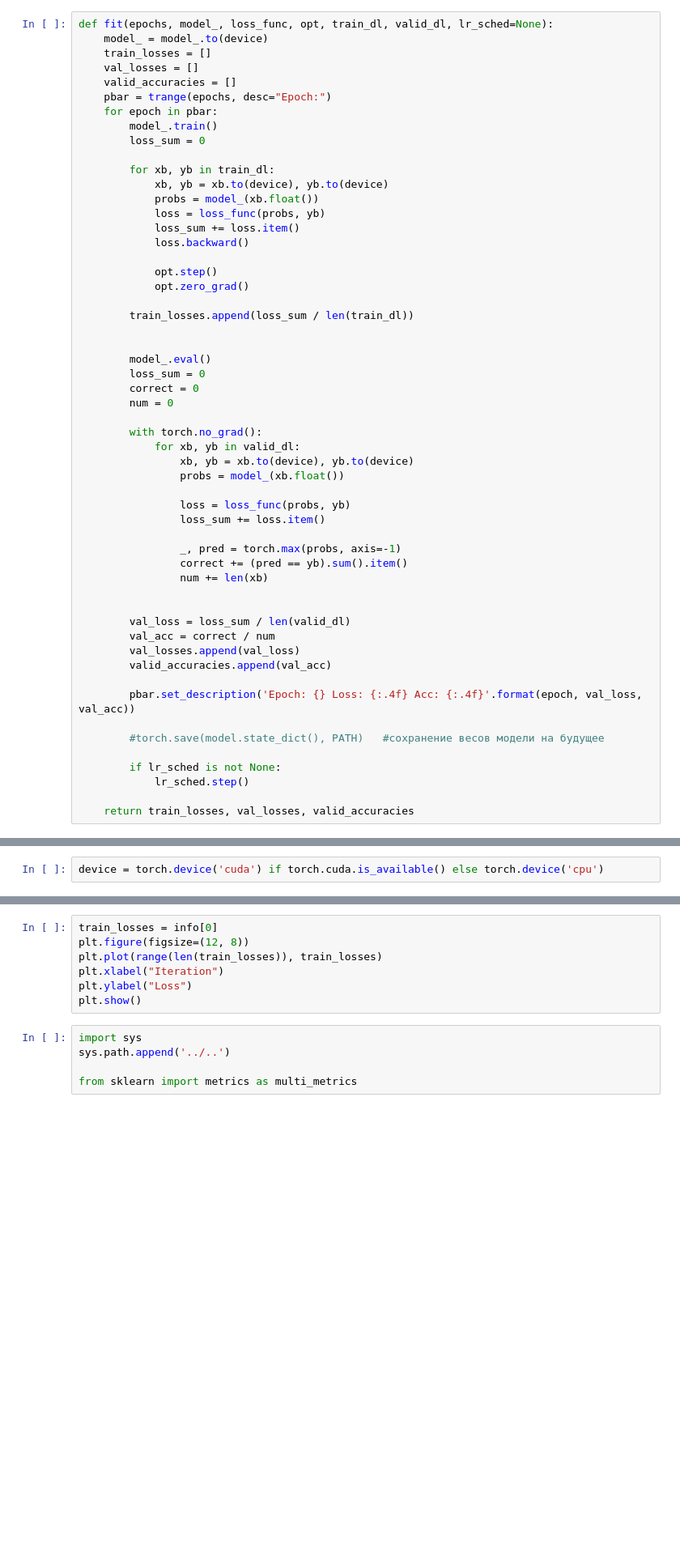
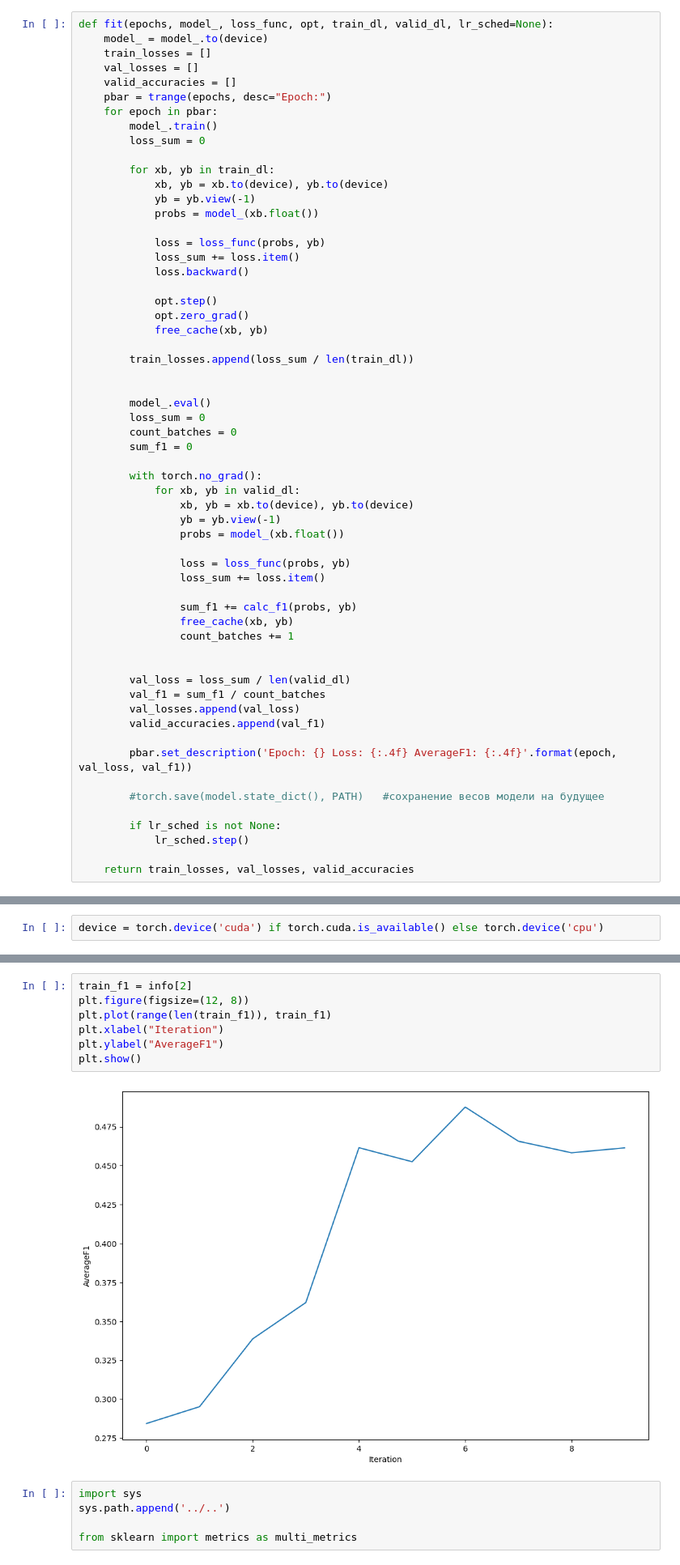
Before and after one commit to hsse-mipt/text_analyzer, a Jupyter notebook: notebooks/models/NN.ipynb, the cells around one changed output, grey strips where cells are left out. Shown: that part at 81% size. Saved outputs shown, nothing was run; the diff lists cells and outputs as text; blank space fills up the shorter version.

```diff
--- a/notebooks/models/NN.ipynb
+++ b/notebooks/models/NN.ipynb
@@ -80,41 +105,45 @@ def fit(epochs, model_, loss_func, opt, train_dl, valid_dl, lr_sched=None):
 
         for xb, yb in train_dl:
             xb, yb = xb.to(device), yb.to(device)
+            yb = yb.view(-1)
             probs = model_(xb.float())
+
             loss = loss_func(probs, yb)
             loss_sum += loss.item()
             loss.backward()
 
             opt.step()
             opt.zero_grad()
+            free_cache(xb, yb)
 
         train_losses.append(loss_sum / len(train_dl))
 
 
         model_.eval()
         loss_sum = 0
-        correct = 0
-        num = 0
+        count_batches = 0
+        sum_f1 = 0
 
         with torch.no_grad():
             for xb, yb in valid_dl:
                 xb, yb = xb.to(device), yb.to(device)
+                yb = yb.view(-1)
                 probs = model_(xb.float())
 
                 loss = loss_func(probs, yb)
                 loss_sum += loss.item()
 
-                _, pred = torch.max(probs, axis=-1)
-                correct += (pred == yb).sum().item()
-                num += len(xb)
+                sum_f1 += calc_f1(probs, yb)
+                free_cache(xb, yb)
+                count_batches += 1
 
 
         val_loss = loss_sum / len(valid_dl)
-        val_acc = correct / num
+        val_f1 = sum_f1 / count_batches
         val_losses.append(val_loss)
-        valid_accuracies.append(val_acc)
+        valid_accuracies.append(val_f1)
 
-        pbar.set_description('Epoch: {} Loss: {:.4f} Acc: {:.4f}'.format(epoch, val_loss, val_acc))
+        pbar.set_description('Epoch: {} Loss: {:.4f} AverageF1: {:.4f}'.format(epoch, val_loss, val_f1))
 
         #torch.save(model.state_dict(), PATH)   #сохранение весов модели на будущее
 
@@ -166,10 +202,12 @@ KeyboardInterrupt:
 # %%
-train_losses = info[0]
+train_f1 = info[2]
 plt.figure(figsize=(12, 8))
-plt.plot(range(len(train_losses)), train_losses)
+plt.plot(range(len(train_f1)), train_f1)
 plt.xlabel("Iteration")
-plt.ylabel("Loss")
+plt.ylabel("AverageF1")
 plt.show()
+# %% [output]
+[figure, added]
 # %%
 import sys
 sys.path.append('../..')
```
Also changed, not shown: parts of 6 cells of this notebook.
